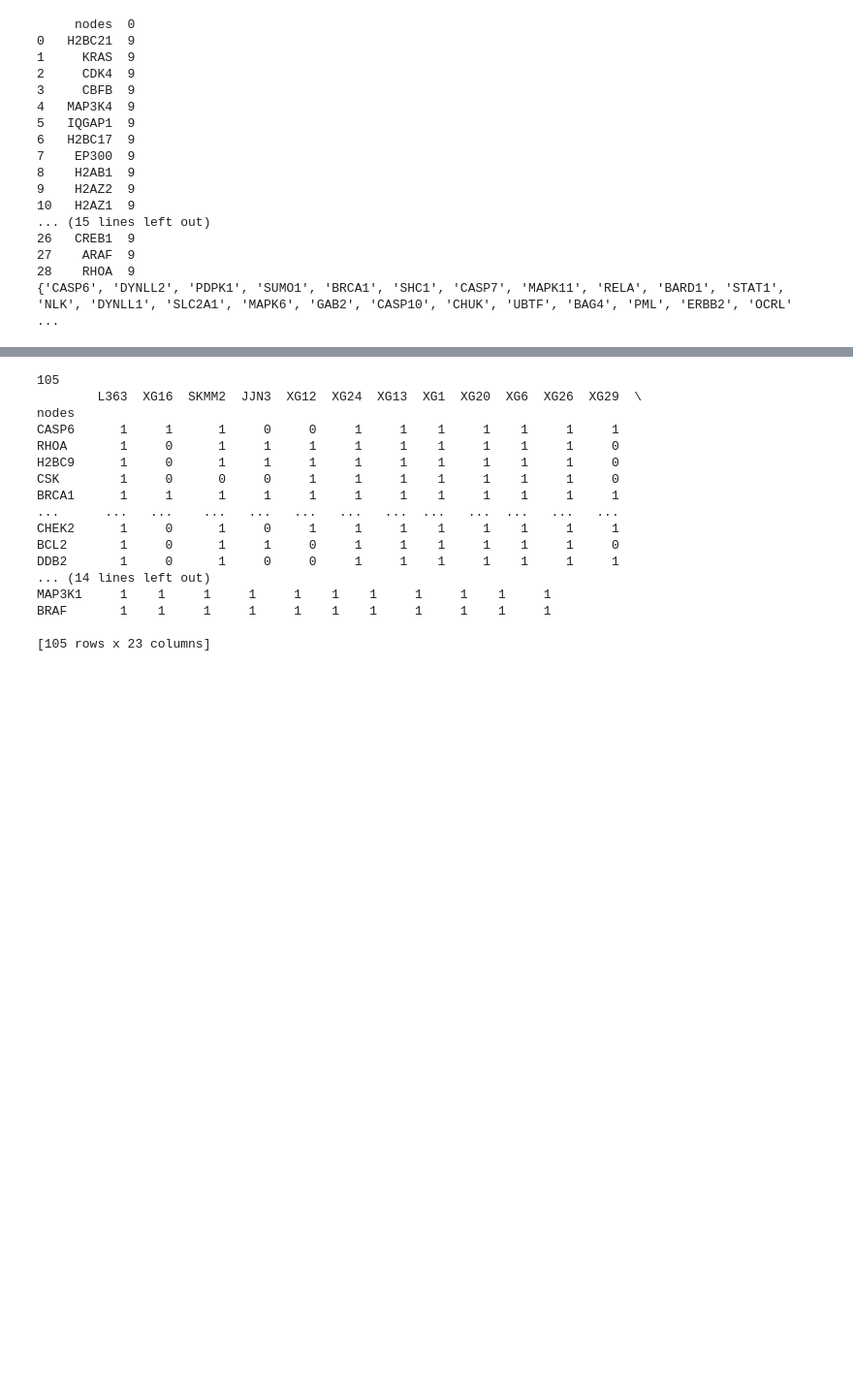
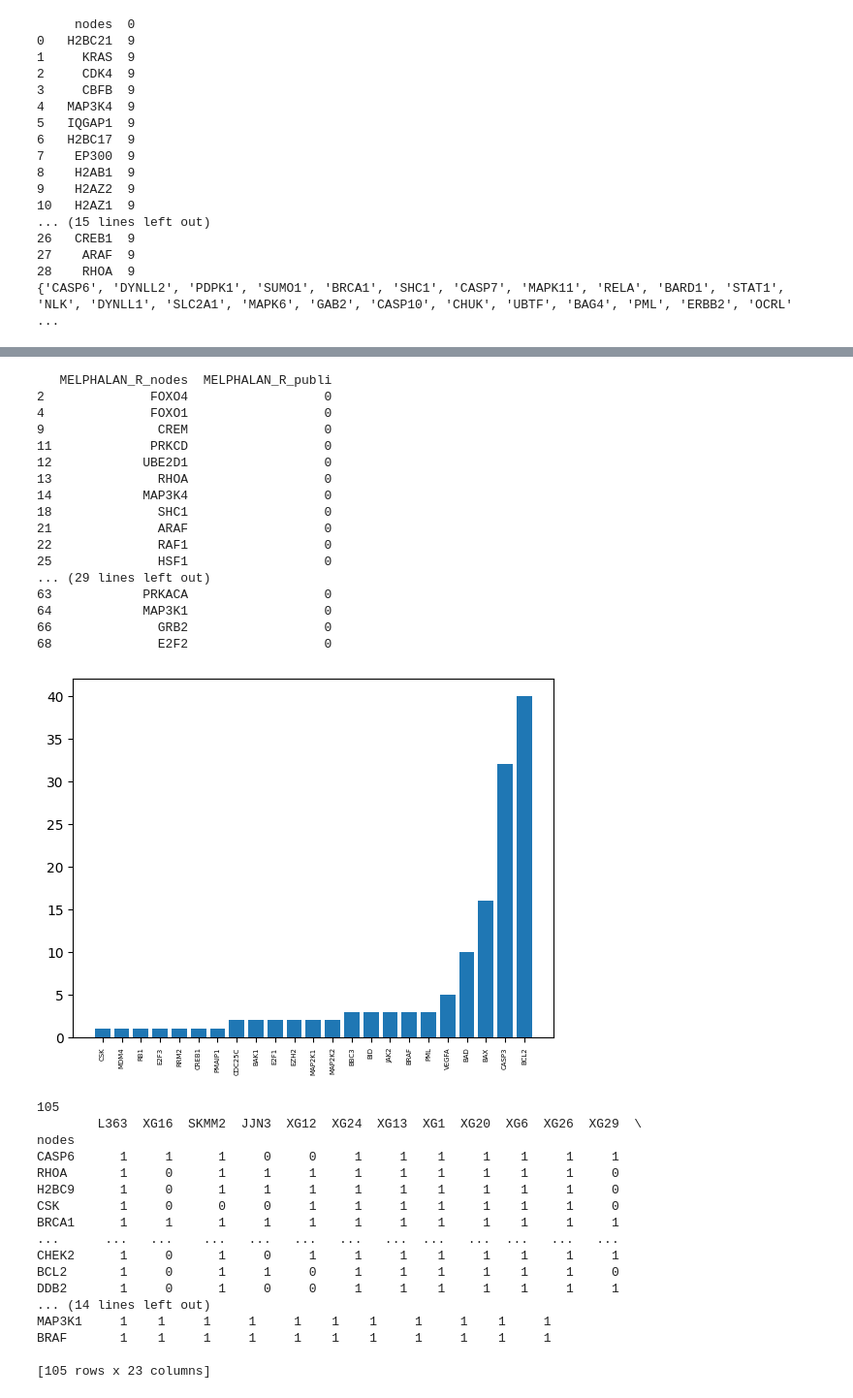
Before and after one commit to mbuffard/Projet_myelome, a Jupyter notebook: analyse_networks.ipynb, the cells around one changed output, grey strips where cells are left out. Shown at 97% size. Drawn from its saved outputs; the diff is of its cells as text; code cells hidden in the pictures; blank space fills up the shorter version.

```diff
--- a/analyse_networks.ipynb
+++ b/analyse_networks.ipynb
@@ -300,7 +369,7 @@ print(df_drugs)
 [43 rows x 96 columns]
 # %%
 print(df_drugs.columns)
-df_drugs=df_drugs[['HMCLs','MELPHALAN','Lenalidomide ','Pomalidomide','Velcade','Ixazomib','Dexamethasone ','HDACi molecule 2 ','CDK inhibitor molecule 1']]
+df_drugs=df_drugs[['HMCLs','MELPHALAN','Lenalidomide ','Pomalidomide','Velcade','Ixazomib','Dexamethasone ','HDACi molecule 1 ','CDK inhibitor molecule 1']]
 df_drugs.set_index('HMCLs', inplace=True)
 df_drugs=df_drugs.transpose()
 # %% [output]
@@ -446,0 +590,27 @@ print(set(df_pomalidomide_S["nodes"]).intersection(set(df_lenalidomide_R["nodes"
+# %%
+from Bio import Entrez
+from Bio import Medline
+
+publi=pd.DataFrame()
+publi_count=[]
+title_list=[]
+for node in dico_drug_nodes["MELPHALAN_R"]:
+    MAX_COUNT = 10
+
+    TERM = node+' melphalan myeloma'
+
+    #print('Getting {0} publications containing {1}...'.format(MAX_COUNT, TERM))
+    Entrez.email = 'marion.buffard@umontpellier.fr'
+    h = Entrez.esearch(db='pubmed' , term=TERM)#retmax=MAX_COUNT
+    result = Entrez.read(h)
+    #print('Total number of publications containing {0}: {1}'.format(TERM, result['Count']))
+    publi_count.append(result['Count'])
+    ids = result['IdList']
+    h = Entrez.efetch(db='pubmed', id=ids, rettype='medline', retmode='text')
+    records = Medline.parse(h)
+    for record in records:
+        ti = record.get('TI', '?')
+        title_list.append(ti)
+
+publi=pd.DataFrame(data={"MELPHALAN_R_nodes":dico_drug_nodes["MELPHALAN_R"],"MELPHALAN_R_publi":publi_count},"MELPHALAN_R_title")
+print(publi)
@@ -447,3 +632,37 @@ print(set(df_pomalidomide_S["nodes"]).intersection(set(df_lenalidomide_R["nodes"
+# %%
+#publi=publi.sort_values(by = 'MELPHALAN_R_publi')
+print(publi[publi["MELPHALAN_R_publi"]==0])
+
+publi["MELPHALAN_R_publi"]=publi["MELPHALAN_R_publi"].astype(int)
+publi_filtered=publi.drop(publi[publi["MELPHALAN_R_publi"]==0].index,axis=0)
+publi_filtered=publi_filtered.drop(publi_filtered[publi_filtered["MELPHALAN_R_publi"]>=100].index,axis=0)
+publi_filtered=publi_filtered.sort_values(by = 'MELPHALAN_R_publi')
+fig, ax = plt.subplots()
+ax.bar(publi_filtered["MELPHALAN_R_nodes"],publi_filtered["MELPHALAN_R_publi"])
+for tickLabel in ax.get_xticklabels():
+  tickLabel.set_fontsize(5)
+plt.xticks(rotation=90)
+plt.savefig("melphalanR_publis.svg",format="svg")
+plt.show()
+# %% [output]
+   MELPHALAN_R_nodes  MELPHALAN_R_publi
+2              FOXO4                  0
+4              FOXO1                  0
+9               CREM                  0
+11             PRKCD                  0
+12            UBE2D1                  0
+13              RHOA                  0
+14            MAP3K4                  0
+18              SHC1                  0
+21              ARAF                  0
+22              RAF1                  0
+25              HSF1                  0
+... (29 lines left out)
+63            PRKACA                  0
+64            MAP3K1                  0
+66              GRB2                  0
+68              E2F2                  0
+[figure, added]
 # %%
 Peut on classifier les IC 50 en fonction de leur apparte ance au R vs S
 # %%
```
Also changed, not shown: parts of 22 cells of this notebook.
